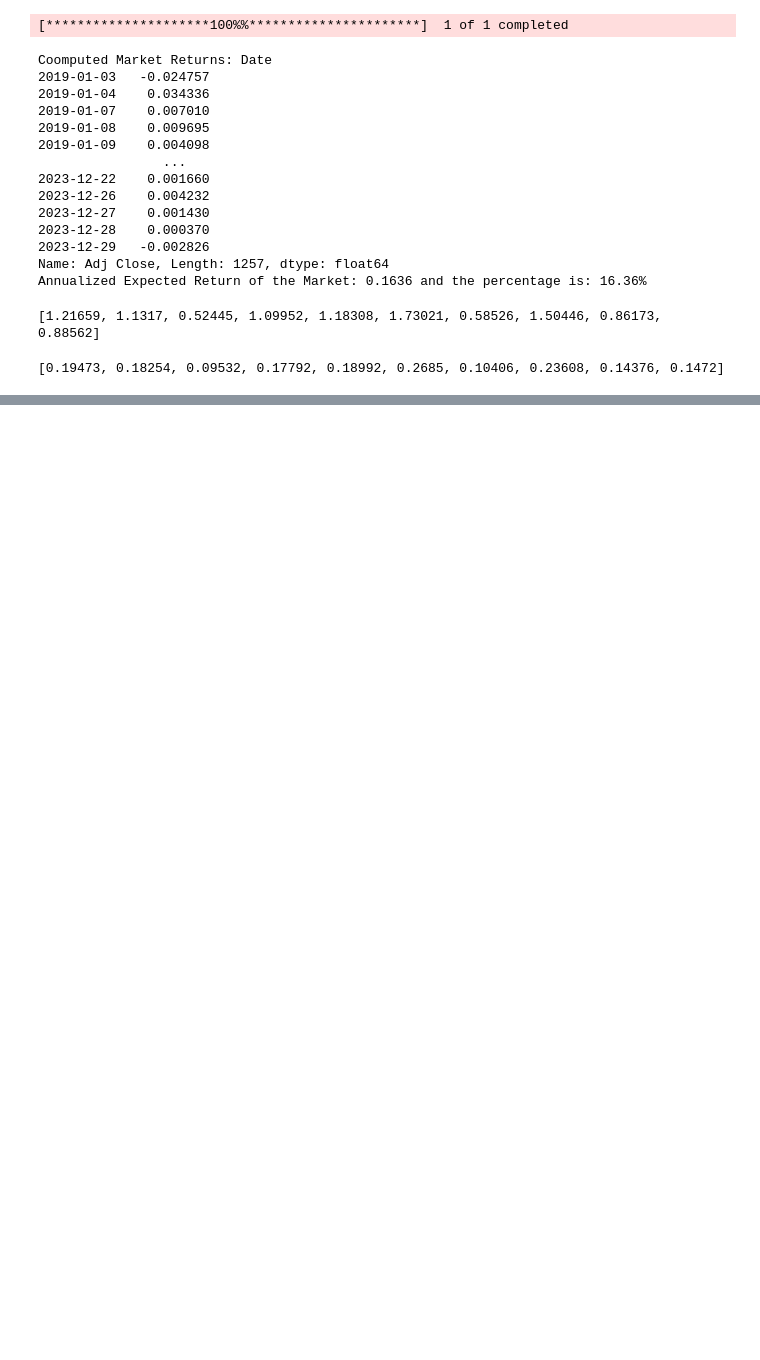
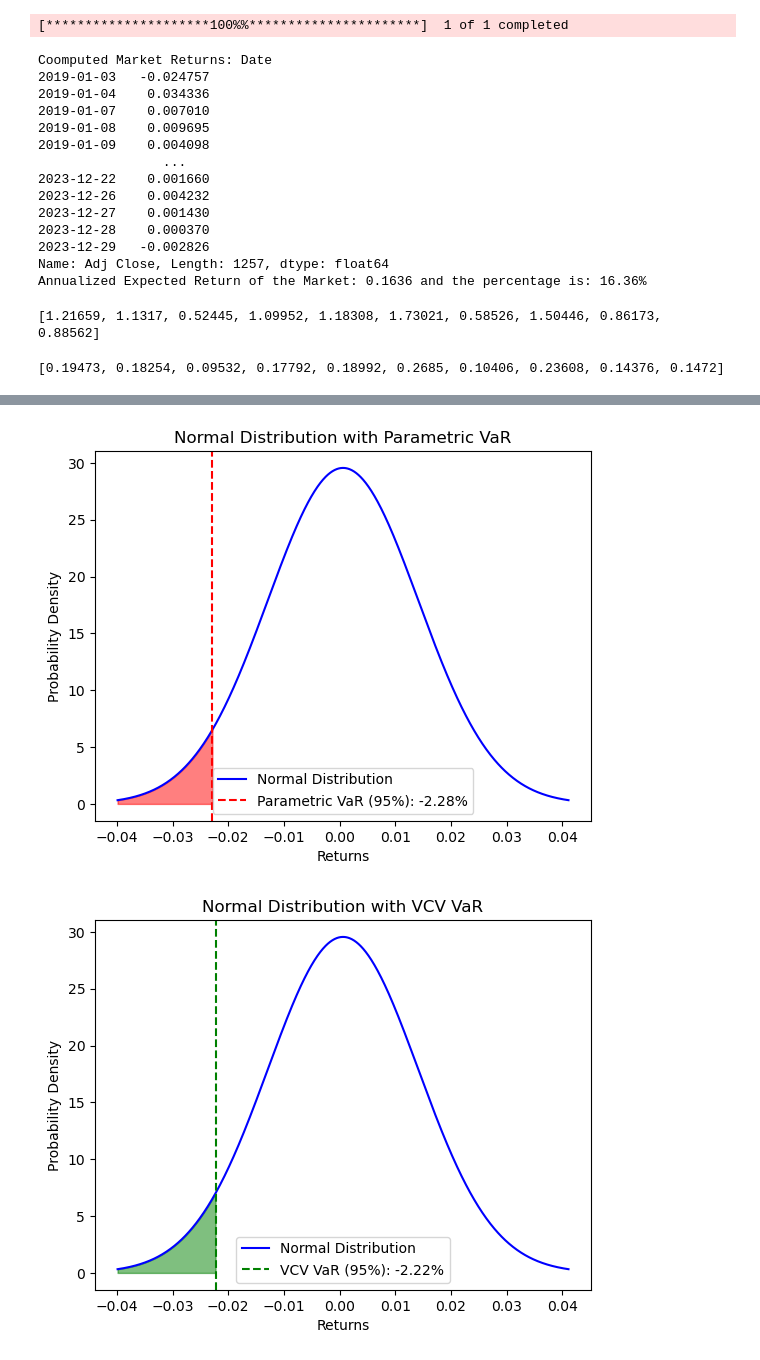
Before and after one commit to mburley127/QuantRiskMgmt_VaR, a Jupyter notebook: QRM_VaR/VaR_analysis.ipynb, the cells around one changed output, grey strips where cells are left out. Saved outputs shown, nothing was run; the diff lists cells and outputs as text; code cells hidden in the pictures; blank space fills up the shorter version.

```diff
--- a/QRM_VaR/VaR_analysis.ipynb
+++ b/QRM_VaR/VaR_analysis.ipynb
@@ -64,8 +66,8 @@ def volatility(tickers, returns):
     volatilities = []
     # Iterate over each ticker in tickers list
     for ticker in tickers:
-        # Compute annualized volatility
-        sigma = np.std(returns[ticker]) * np.sqrt(252)
+        # Compute daily volatility (no annualization)
+        sigma = np.std(returns[ticker])  # Removed np.sqrt(252)
         volatilities.append(round(sigma, 5))
 
     return volatilities
@@ -356,9 +358,13 @@ def calc_exp_port_rets(exp_rets, weights):
         port_ret = exp_rets[i] * weights[i]
         exp_port_ret += port_ret
 
-    return exp_port_ret
+    # Convert annualized expected portfolio return to daily for daily VaR time horizon
+    daily_exp_port_ret = exp_port_ret / 252
+
+    return exp_port_ret, daily_exp_port_ret
 
 # Example usage
-expected_portfolio_return = calc_exp_port_rets(expected_rets, weights)
-print("Expected Portfolio Return:", expected_portfolio_return)
+ann_exp_port_ret, daily_expected_portfolio_return = calc_exp_port_rets(expected_rets, weights)
+print("Daily Expected Portfolio Return:", daily_expected_portfolio_return)
+print("Annual Expected Portfolio Return:", ann_exp_port_ret)
 # %% [output]
@@ -388,0 +428,39 @@ Sharpe Ratio: 10.318781330926974
+# %%
+### Function to Plot VaR Graph (for both Parametric and VCV VaR)
+def plot_var_graph(var_type, mu, sigma, var_value, confidence_level=0.95, title='VaR Graph'):
+    # Generate a range of portfolio returns (x-axis values)
+    x = np.linspace(mu - 3 * sigma, mu + 3 * sigma, 1000)
+
+    # Generate the probability density function (pdf) values for the normal distribution
+    y = stats.norm.pdf(x, mu, sigma)
+
+    # Plot the normal distribution curve
+    plt.plot(x, y, label='Normal Distribution', color='blue')
+
+    # Add a vertical line at the VaR threshold
+    plt.axvline(var_value, color='red' if var_type == 'Parametric' else 'green', linestyle='--',
+                label=f'{var_type} VaR ({int(confidence_level * 100)}%): {var_value:.2%}')
+
+    # Fill the area under the curve to the left of the VaR threshold
+    plt.fill_between(x, 0, y, where=(x <= var_value), color='red' if var_type == 'Parametric' else 'green', alpha=0.5)
+
+    # Add labels and title
+    plt.title(title)
+    plt.xlabel('Returns')
+    plt.ylabel('Probability Density')
+
+    # Add legend
+    plt.legend()
+
+    # Show the plot
+    plt.show()
+
+# Graph Parametric VaR
+plot_var_graph(var_type = 'Parametric', mu = daily_expected_portfolio_return, sigma = volatility,
+               var_value = para_var, title = 'Normal Distribution with Parametric VaR')
+# Graph VCV VaR
+plot_var_graph(var_type = 'VCV', mu = daily_expected_portfolio_return, sigma = volatility,
+               var_value = vcv_var, title = 'Normal Distribution with VCV VaR')
+# %% [output]
+[figure, added]
+[figure, added]
```
Also changed, not shown: parts of 9 cells of this notebook.
